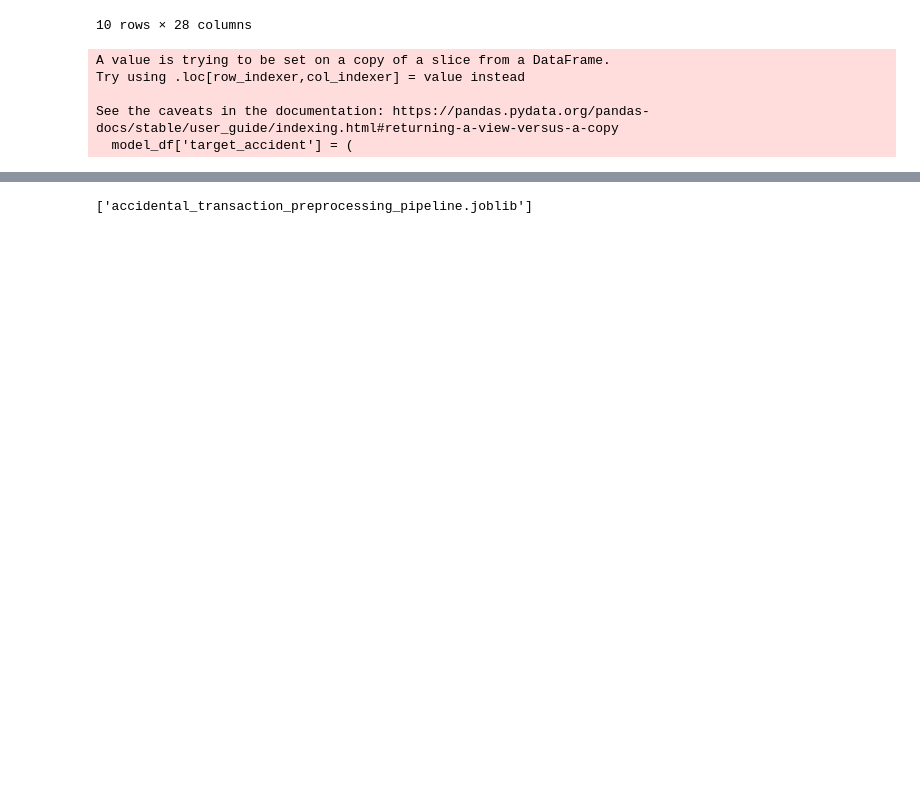
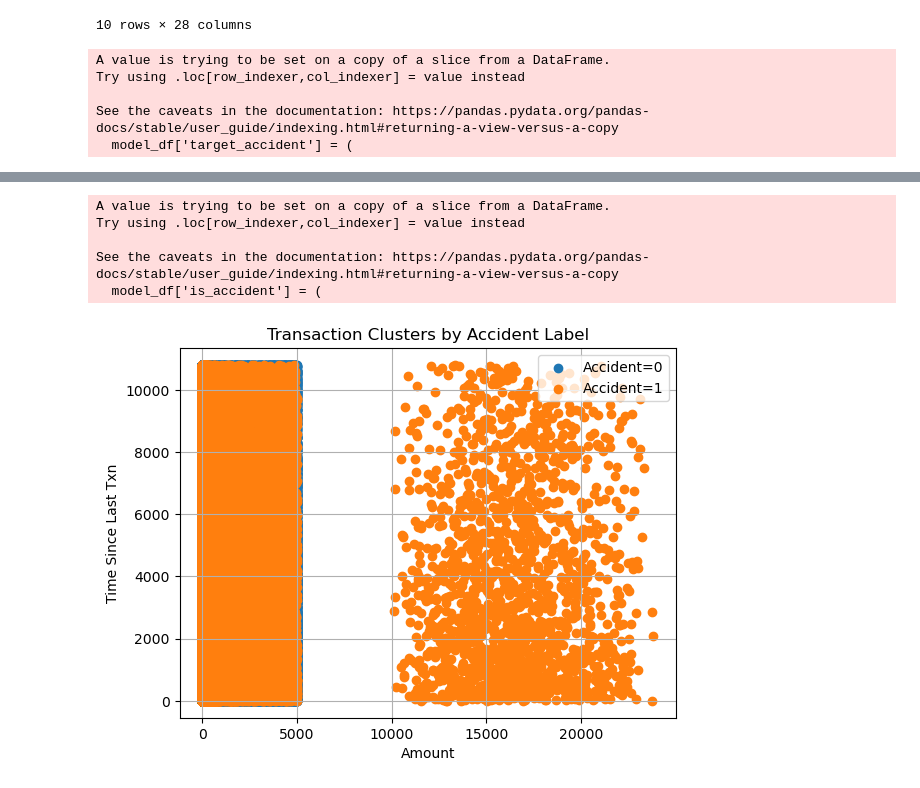
Before and after one commit to SiddarthNach/Accidental-Transfer-Alerter-Project, a Jupyter notebook: feature_engineering/feature_analysis.ipynb, the cells around one changed output, grey strips where cells are left out. Drawn from its saved outputs; the diff is of its cells as text; code cells hidden in the pictures; blank space fills up the shorter version.

```diff
--- a/feature_engineering/feature_analysis.ipynb
+++ b/feature_engineering/feature_analysis.ipynb
@@ -444,19 +442,3 @@ Index(['timestamp', 'customer_id', 'transaction_id', 'transaction_type',
        'time_deviation_from_user_norm', 'is_unusual_location_for_user',
        'target_accident'],
       dtype='object')
-# %%
-# Align them BEFORE splitting
-model_df = model_df.dropna().reset_index(drop=True)  # Ensure no NaNs & clean index
-
-# Now redefine X and y properly
-X = model_df.drop(columns=drop_cols)
-y = model_df['target_accident']
-
-# Then reapply get_dummies
-X = pd.get_dummies(X, columns=categorical_cols, drop_first=True)
-
-# And split
-from sklearn.model_selection import train_test_split
-X_train, X_test, y_train, y_test = train_test_split(
-    X, y, test_size=0.2, stratify=y, random_state=42
-)
@@ -770,7 +445,25 @@ pipeline = Pipeline(steps=[('preprocessor', preprocessor)])
-# %%
-import joblib
-
-# Save pipeline
-joblib.dump(pipeline, 'accidental_transaction_preprocessing_pipeline.joblib')
-# %% [output]
-['accidental_transaction_preprocessing_pipeline.joblib']
+# %%
+model_df['is_accident'] = (
+    model_df['is_accident_burst'].fillna(0).astype(int) |
+    model_df['is_high_amount_accident'].fillna(0).astype(int) |
+    model_df['is_mistyped_entity_accident'].fillna(0).astype(int)
+).astype(int)
+# %% [output]
+A value is trying to be set on a copy of a slice from a DataFrame.
+Try using .loc[row_indexer,col_indexer] = value instead
+
+See the caveats in the documentation: https://pandas.pydata.org/pandas-docs/stable/user_guide/indexing.html#returning-a-view-versus-a-copy
+  model_df['is_accident'] = (
+# %%
+for label in model_df['is_accident'].unique():
+    subset = model_df[model_df['is_accident'] == label]
+    plt.scatter(subset['amount'], subset['time_since_last_txn'], label=f"Accident={label}")
+
+plt.xlabel('Amount')
+plt.ylabel('Time Since Last Txn')
+plt.title('Transaction Clusters by Accident Label')
+plt.legend()
+plt.grid(True)
+plt.show()
+# %% [output]
+[figure, added]
```
Also changed, not shown: parts of 26 cells of this notebook, 8 other files.
